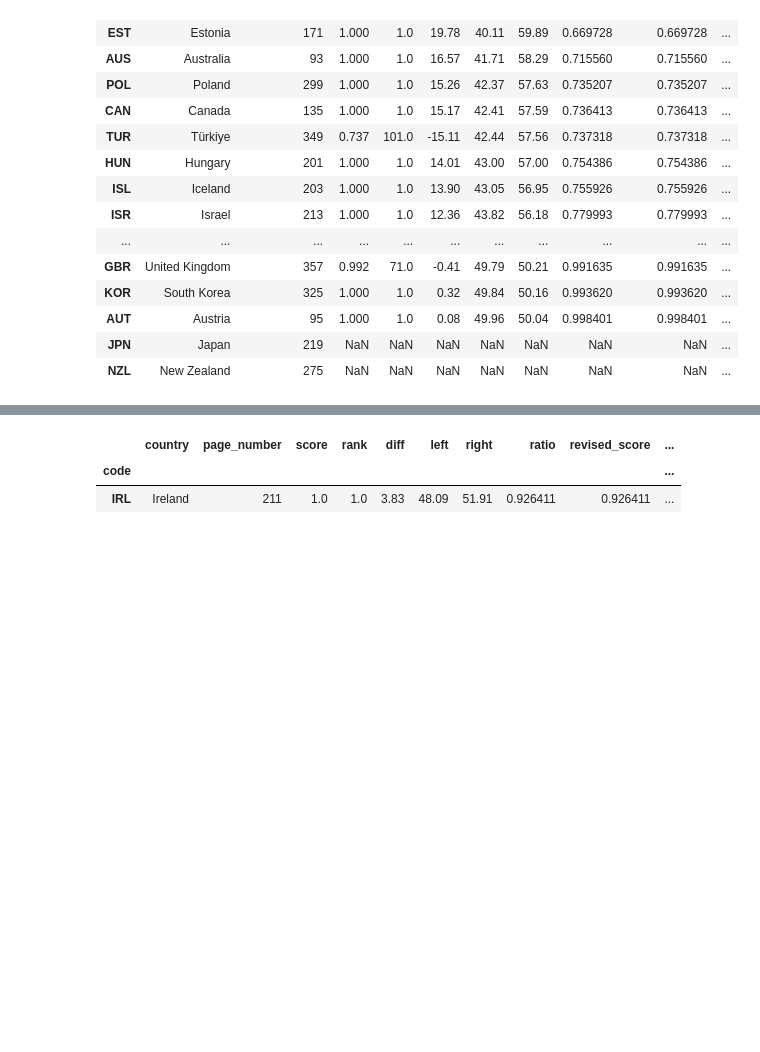
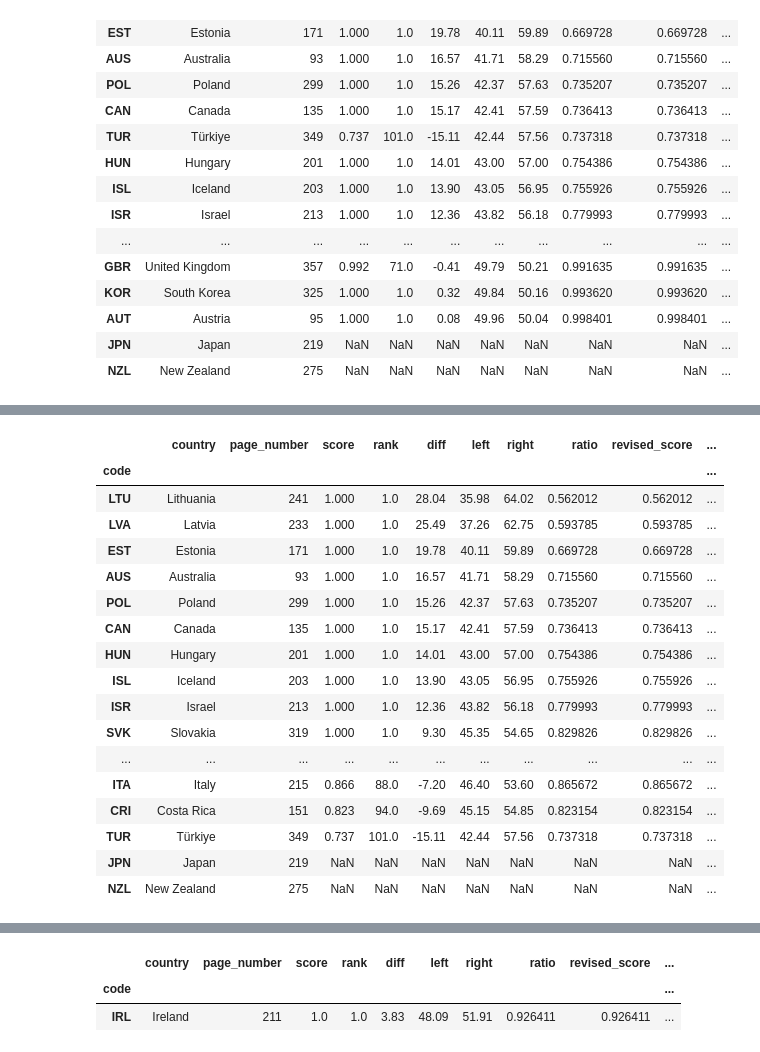
Before and after one commit to AllenDowney/EqualityWEF, a Jupyter notebook: professional_technical.ipynb, the cells around one changed output, grey strips where cells are left out. Cells and saved outputs as stored; diff of their text form; code cells hidden in the pictures; blank space fills up the shorter version.

```diff
--- a/professional_technical.ipynb
+++ b/professional_technical.ipynb
@@ -256,3 +256,24 @@ add_title("More Women Than Men in Professional and Technical Roles",
+# %%
+df_oecd.sort_values(by='female', ascending=False)
+# %% [output]
+|  | country | page_number | score | rank | diff | left | right | ratio | revised_score | ... |
+| code |  |  |  |  |  |  |  |  |  | ... |
+| LTU | Lithuania | 241 | 1.000 | 1.0 | 28.04 | 35.98 | 64.02 | 0.562012 | 0.562012 | ... |
+| LVA | Latvia | 233 | 1.000 | 1.0 | 25.49 | 37.26 | 62.75 | 0.593785 | 0.593785 | ... |
+| EST | Estonia | 171 | 1.000 | 1.0 | 19.78 | 40.11 | 59.89 | 0.669728 | 0.669728 | ... |
+| AUS | Australia | 93 | 1.000 | 1.0 | 16.57 | 41.71 | 58.29 | 0.715560 | 0.715560 | ... |
+| POL | Poland | 299 | 1.000 | 1.0 | 15.26 | 42.37 | 57.63 | 0.735207 | 0.735207 | ... |
+| CAN | Canada | 135 | 1.000 | 1.0 | 15.17 | 42.41 | 57.59 | 0.736413 | 0.736413 | ... |
+| HUN | Hungary | 201 | 1.000 | 1.0 | 14.01 | 43.00 | 57.00 | 0.754386 | 0.754386 | ... |
+| ISL | Iceland | 203 | 1.000 | 1.0 | 13.90 | 43.05 | 56.95 | 0.755926 | 0.755926 | ... |
+| ISR | Israel | 213 | 1.000 | 1.0 | 12.36 | 43.82 | 56.18 | 0.779993 | 0.779993 | ... |
+| SVK | Slovakia | 319 | 1.000 | 1.0 | 9.30 | 45.35 | 54.65 | 0.829826 | 0.829826 | ... |
+| ... | ... | ... | ... | ... | ... | ... | ... | ... | ... | ... |
+| ITA | Italy | 215 | 0.866 | 88.0 | -7.20 | 46.40 | 53.60 | 0.865672 | 0.865672 | ... |
+| CRI | Costa Rica | 151 | 0.823 | 94.0 | -9.69 | 45.15 | 54.85 | 0.823154 | 0.823154 | ... |
+| TUR | Türkiye | 349 | 0.737 | 101.0 | -15.11 | 42.44 | 57.56 | 0.737318 | 0.737318 | ... |
+| JPN | Japan | 219 | NaN | NaN | NaN | NaN | NaN | NaN | NaN | ... |
+| NZL | New Zealand | 275 | NaN | NaN | NaN | NaN | NaN | NaN | NaN | ... |
 # %%
 from utils import plot_revised_scores
 from utils import add_title, add_subtext, add_logo
```
Also changed, not shown: parts of 4 cells of this notebook, 10 other files.
